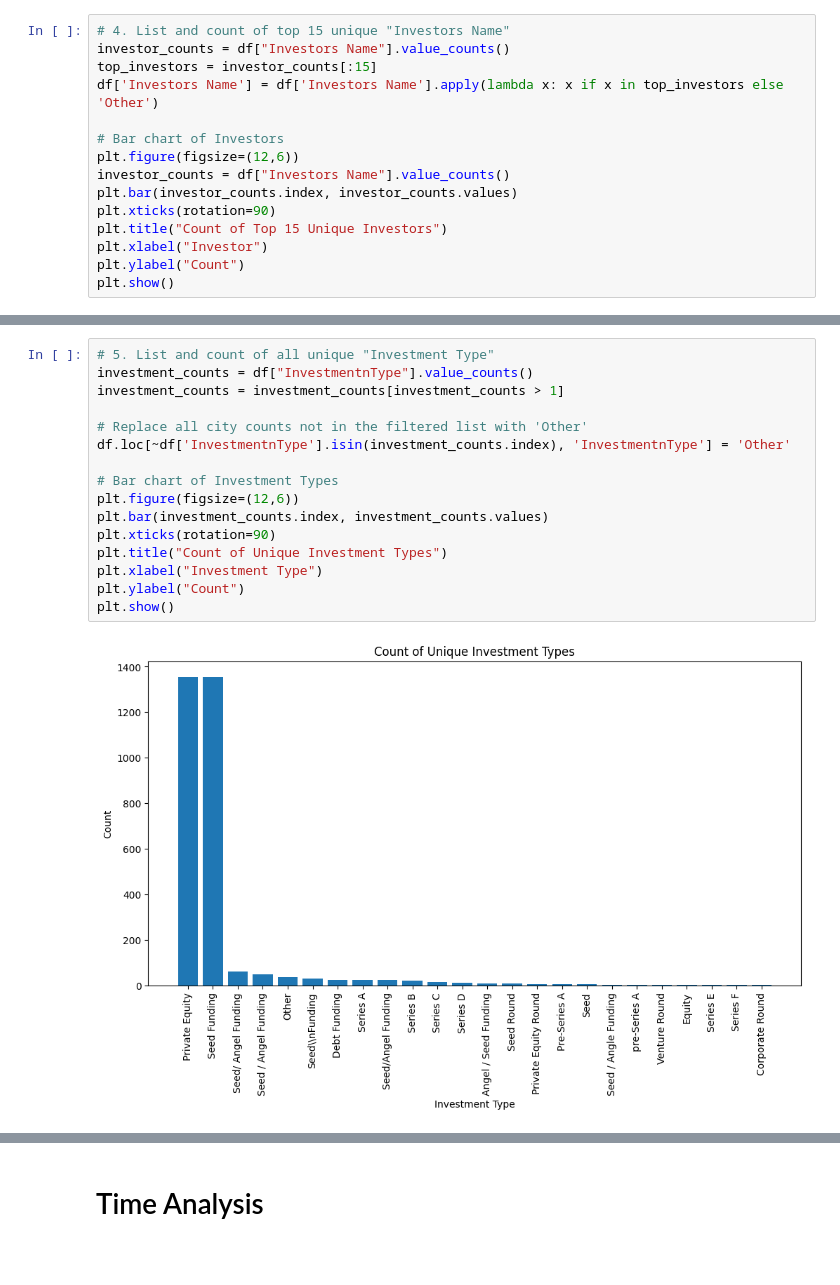
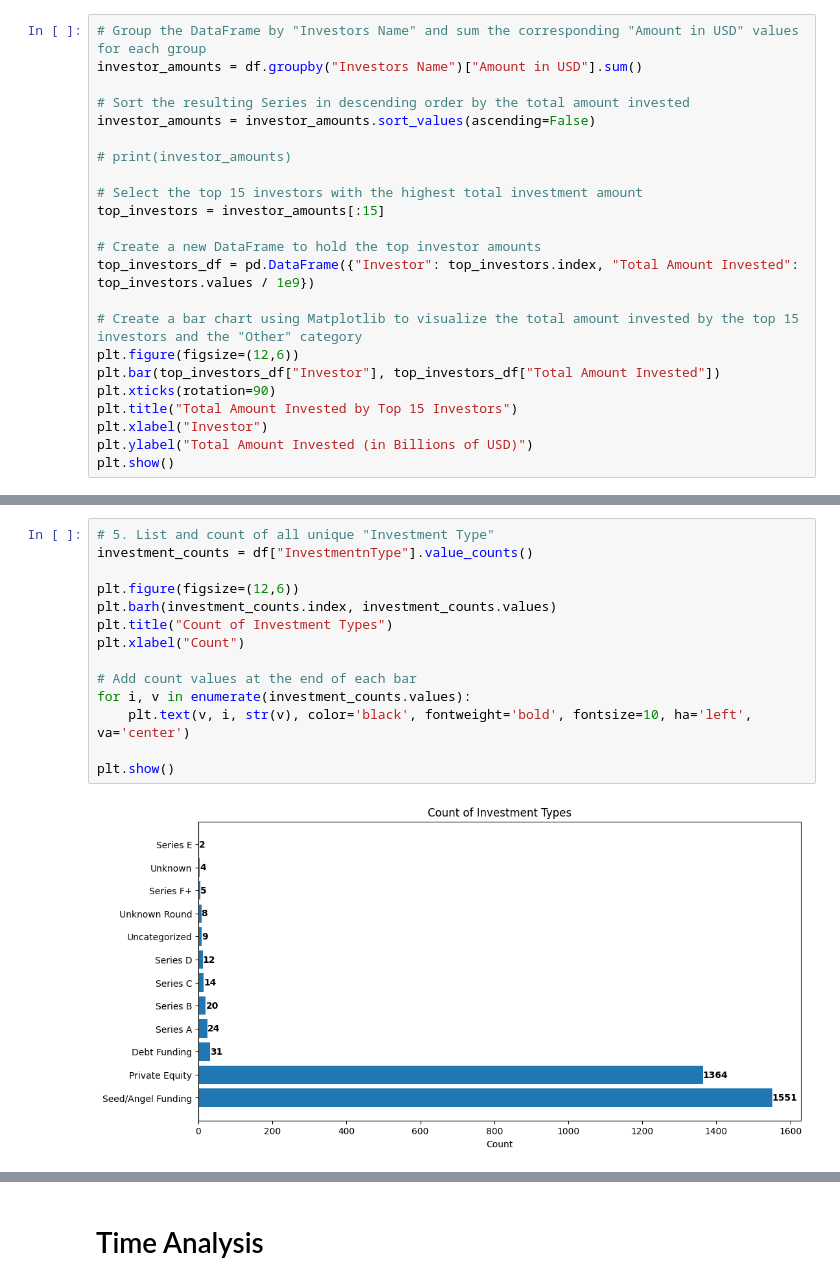
Before and after one commit to willyd332/A-Budding-Indian-Startup-Ecosystem, a Jupyter notebook: Analysis.ipynb, the cells around one changed output, grey strips where cells are left out. Cells and saved outputs as stored; diff of their text form; blank space fills up the shorter version.

```diff
--- a/Analysis.ipynb
+++ b/Analysis.ipynb
@@ -69,16 +963,24 @@ plt.show()
 # %%
-# 4. List and count of top 15 unique "Investors Name"
-investor_counts = df["Investors Name"].value_counts()
-top_investors = investor_counts[:15]
-df['Investors Name'] = df['Investors Name'].apply(lambda x: x if x in top_investors else 'Other')
+# Group the DataFrame by "Investors Name" and sum the corresponding "Amount in USD" values for each group
+investor_amounts = df.groupby("Investors Name")["Amount in USD"].sum()
 
-# Bar chart of Investors
+# Sort the resulting Series in descending order by the total amount invested
+investor_amounts = investor_amounts.sort_values(ascending=False)
+
+# print(investor_amounts)
+
+# Select the top 15 investors with the highest total investment amount
+top_investors = investor_amounts[:15]
+
+# Create a new DataFrame to hold the top investor amounts
+top_investors_df = pd.DataFrame({"Investor": top_investors.index, "Total Amount Invested": top_investors.values / 1e9})
+
+# Create a bar chart using Matplotlib to visualize the total amount invested by the top 15 investors and the "Other" category
 plt.figure(figsize=(12,6))
-investor_counts = df["Investors Name"].value_counts()
-plt.bar(investor_counts.index, investor_counts.values)
+plt.bar(top_investors_df["Investor"], top_investors_df["Total Amount Invested"])
 plt.xticks(rotation=90)
-plt.title("Count of Top 15 Unique Investors")
+plt.title("Total Amount Invested by Top 15 Investors")
 plt.xlabel("Investor")
-plt.ylabel("Count")
+plt.ylabel("Total Amount Invested (in Billions of USD)")
 plt.show()
 # %% [output]
@@ -86,18 +1001,16 @@ plt.show()
 # %%
 # 5. List and count of all unique "Investment Type"
 investment_counts = df["InvestmentnType"].value_counts()
-investment_counts = investment_counts[investment_counts > 1]
 
-# Replace all city counts not in the filtered list with 'Other'
-df.loc[~df['InvestmentnType'].isin(investment_counts.index), 'InvestmentnType'] = 'Other'
+plt.figure(figsize=(12,6))
+plt.barh(investment_counts.index, investment_counts.values)
+plt.title("Count of Investment Types")
+plt.xlabel("Count")
 
-# Bar chart of Investment Types
-plt.figure(figsize=(12,6))
-plt.bar(investment_counts.index, investment_counts.values)
-plt.xticks(rotation=90)
-plt.title("Count of Unique Investment Types")
-plt.xlabel("Investment Type")
-plt.ylabel("Count")
+# Add count values at the end of each bar
+for i, v in enumerate(investment_counts.values):
+    plt.text(v, i, str(v), color='black', fontweight='bold', fontsize=10, ha='left', va='center')
+
 plt.show()
 # %% [output]
-[figure, old version]
+[figure, new version]
```
Also changed, not shown: parts of 11 cells of this notebook.
